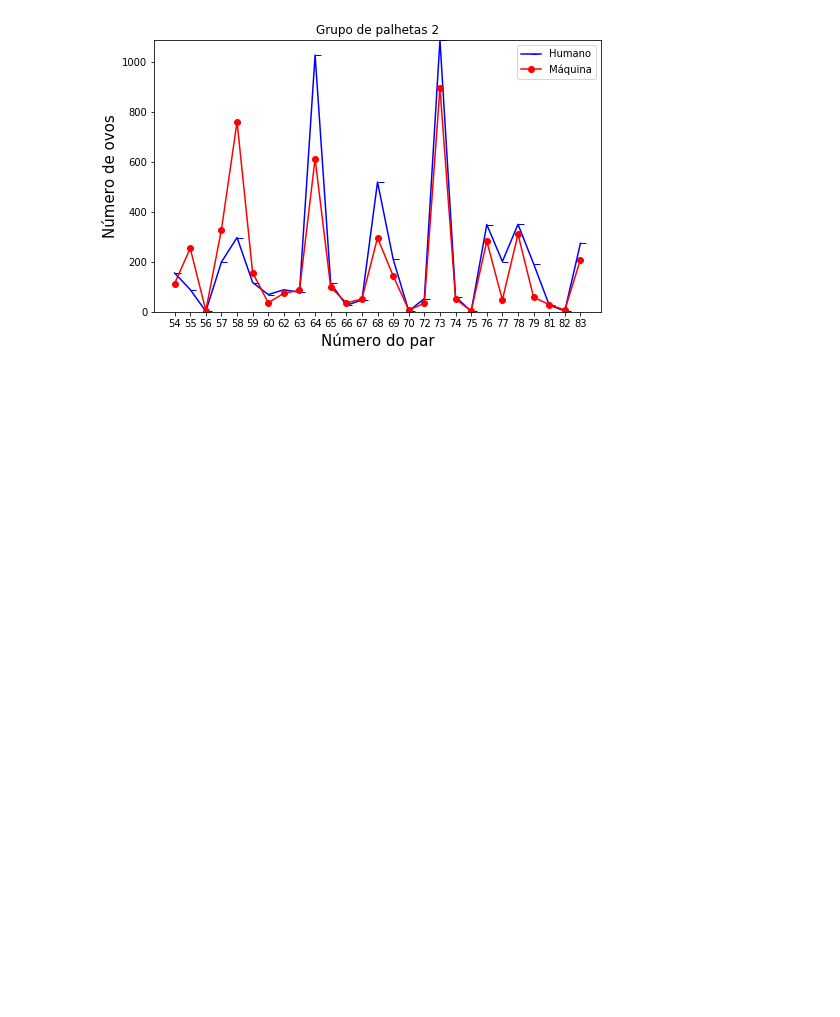
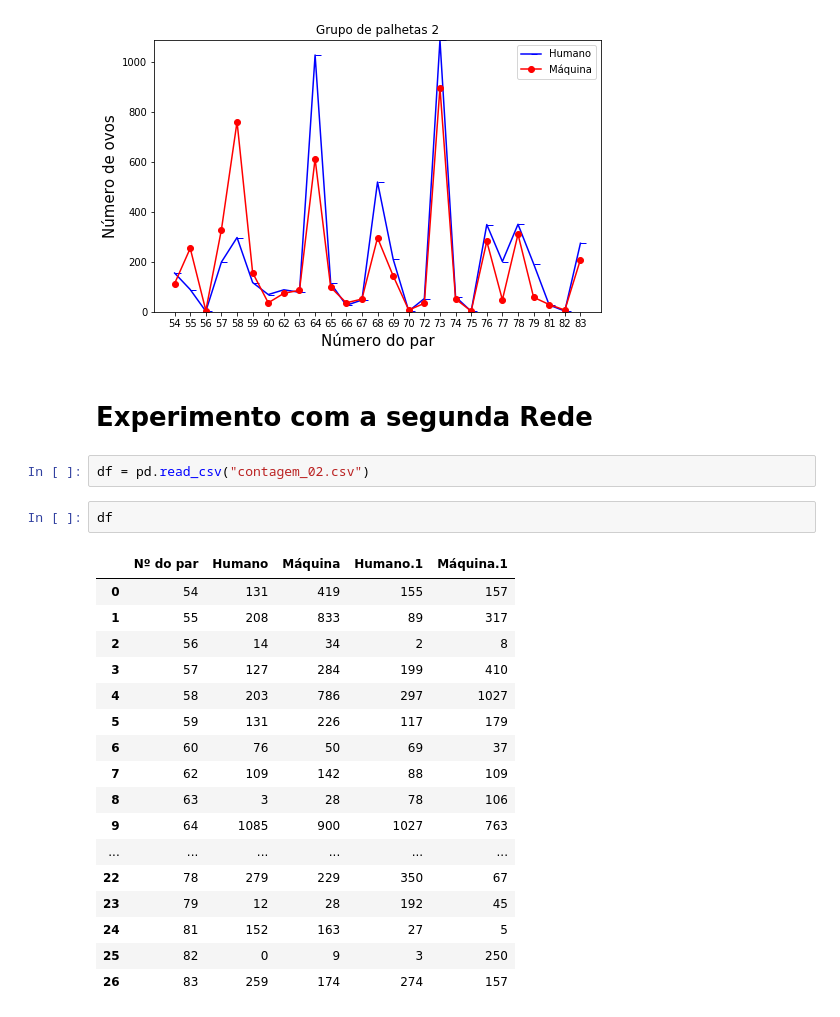
Before and after one commit to RodrigoValentim2/Mestrado, a Jupyter notebook: Análise da primeira contagem.ipynb, the cells around one changed output. Drawn from its saved outputs; the diff is of its cells as text; blank space fills up the shorter version.

```diff
--- a/Análise da primeira contagem.ipynb
+++ b/Análise da primeira contagem.ipynb
@@ -40,3 +38,27 @@ plt.ylim(0,max(df['Humano.1']), 10 )
 plt.legend(loc='best');
 # %% [output]
 [figure]
+# %% [markdown]
+# Experimento com a segunda Rede
+# %%
+df = pd.read_csv("contagem_02.csv")
+# %%
+df
+# %% [output]
+|  | Nº do par | Humano | Máquina | Humano.1 | Máquina.1 |
+| 0 | 54 | 131 | 419 | 155 | 157 |
+| 1 | 55 | 208 | 833 | 89 | 317 |
+| 2 | 56 | 14 | 34 | 2 | 8 |
+| 3 | 57 | 127 | 284 | 199 | 410 |
+| 4 | 58 | 203 | 786 | 297 | 1027 |
+| 5 | 59 | 131 | 226 | 117 | 179 |
+| 6 | 60 | 76 | 50 | 69 | 37 |
+| 7 | 62 | 109 | 142 | 88 | 109 |
+| 8 | 63 | 3 | 28 | 78 | 106 |
+| 9 | 64 | 1085 | 900 | 1027 | 763 |
+| ... | ... | ... | ... | ... | ... |
+| 22 | 78 | 279 | 229 | 350 | 67 |
+| 23 | 79 | 12 | 28 | 192 | 45 |
+| 24 | 81 | 152 | 163 | 27 | 5 |
+| 25 | 82 | 0 | 9 | 3 | 250 |
+| 26 | 83 | 259 | 174 | 274 | 157 |
```
Also changed, not shown: parts of 3 cells of this notebook, 2 other files.
